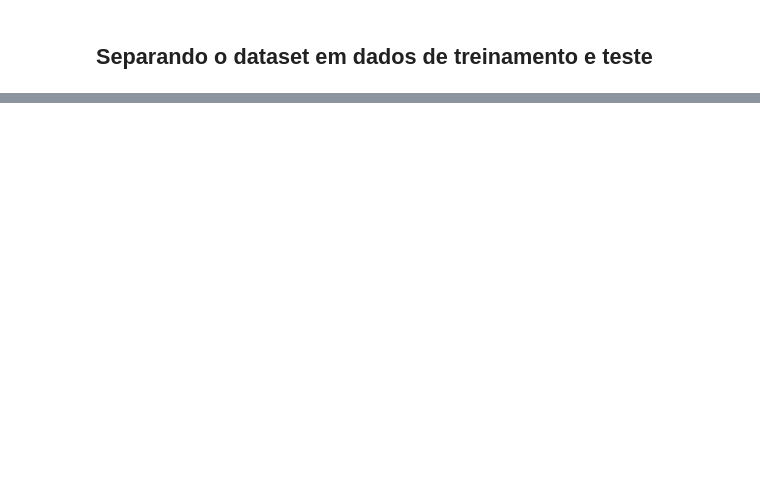
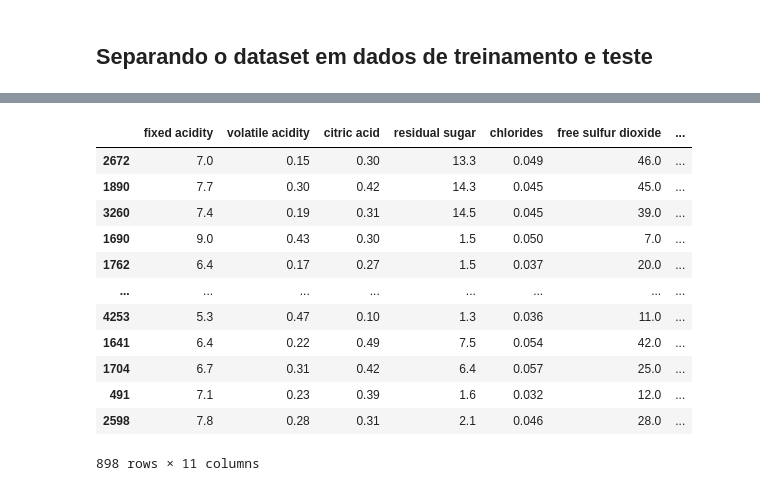
Before and after one commit to pedrohba1/IC, a Jupyter notebook: vinhos/vinhos_undersampling.ipynb, the cells around one changed output, grey strips where cells are left out. Cells and saved outputs as stored; diff of their text form; code cells hidden in the pictures; blank space fills up the shorter version.

```diff
--- a/vinhos/vinhos_undersampling.ipynb
+++ b/vinhos/vinhos_undersampling.ipynb
@@ -165,13 +173,18 @@ Name: quality, dtype: int64
+# %%
+one_hot_encoded_data = pd.get_dummies(df, columns = ['quality'])
+df = one_hot_encoded_data.rename(columns={'quality_0': 'baixa', 'quality_1': 'media', 'quality_2': 'alta'})
 # %% [markdown]
 <h2>Separando o dataset em dados de treinamento e teste </h2>
 # %%
-X =  df.drop(columns=["quality"], axis=1)
-y= df['quality']
+X =  df.drop(columns=["baixa", "media", "alta"], axis=1)
+y=  df[['baixa','media','alta']]
+
 X_train, X_test, y_train, y_test = train_test_split(X, y,test_size = 0.2, shuffle=True)
 print(X_train.shape)
 print(X_test.shape)
 print(y_train.shape)
 print(y_test.shape)
+X_train.head()
 # %% [output]
 (3589, 11)
 (898, 11)
@@ -238,0 +285,16 @@ Mean Squared Error:  0.06489834189414978
+# %%
+X_test
+# %% [output]
+|  | fixed acidity | volatile acidity | citric acid | residual sugar | chlorides | free sulfur dioxide | ... |
+| 2672 | 7.0 | 0.15 | 0.30 | 13.3 | 0.049 | 46.0 | ... |
+| 1890 | 7.7 | 0.30 | 0.42 | 14.3 | 0.045 | 45.0 | ... |
+| 3260 | 7.4 | 0.19 | 0.31 | 14.5 | 0.045 | 39.0 | ... |
+| 1690 | 9.0 | 0.43 | 0.30 | 1.5 | 0.050 | 7.0 | ... |
+| 1762 | 6.4 | 0.17 | 0.27 | 1.5 | 0.037 | 20.0 | ... |
+| ... | ... | ... | ... | ... | ... | ... | ... |
+| 4253 | 5.3 | 0.47 | 0.10 | 1.3 | 0.036 | 11.0 | ... |
+| 1641 | 6.4 | 0.22 | 0.49 | 7.5 | 0.054 | 42.0 | ... |
+| 1704 | 6.7 | 0.31 | 0.42 | 6.4 | 0.057 | 25.0 | ... |
+| 491 | 7.1 | 0.23 | 0.39 | 1.6 | 0.032 | 12.0 | ... |
+| 2598 | 7.8 | 0.28 | 0.31 | 2.1 | 0.046 | 28.0 | ... |
+898 rows × 11 columns
```
Also changed, not shown: parts of 10 cells of this notebook, 2 other files.
